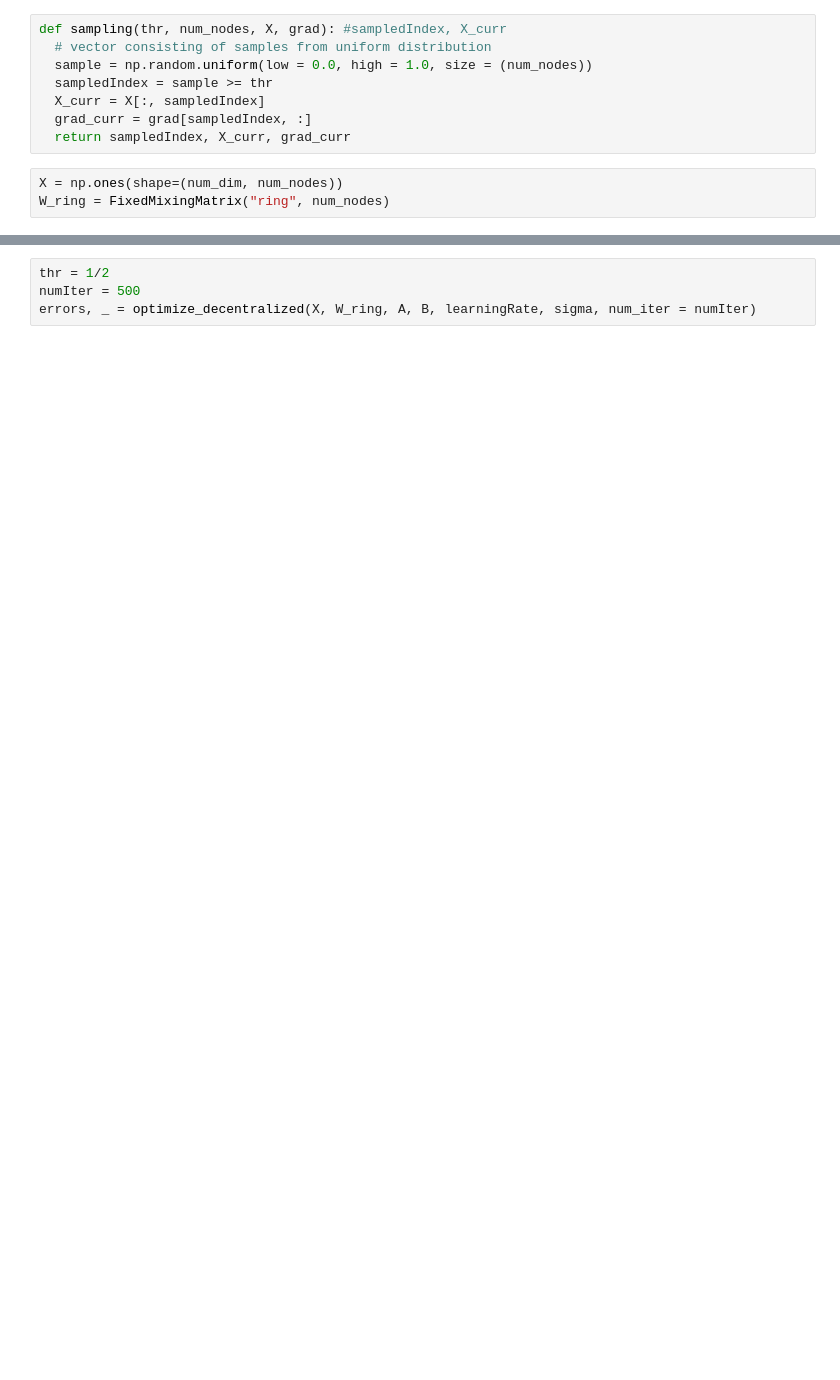
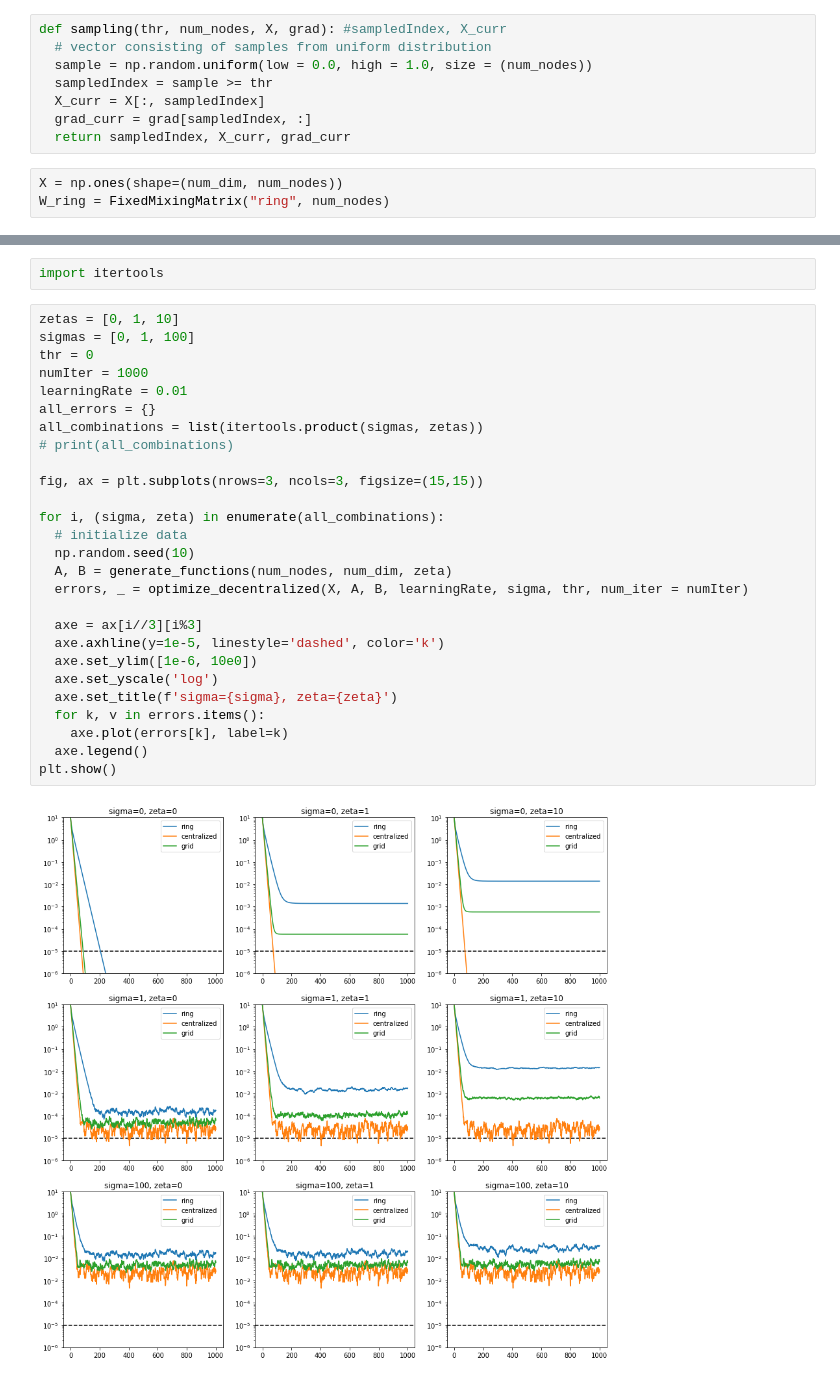
Before and after one commit to ZiweiLiu1314/Decentralized-Stochastic-Optimization-With-Client-Sampling, a Jupyter notebook: test_DGD/DGD-test-Jun5.ipynb, the cells around one changed output, grey strips where cells are left out. Drawn from its saved outputs; the diff is of its cells as text; blank space fills up the shorter version.

```diff
--- a/test_DGD/DGD-test-Jun5.ipynb
+++ b/test_DGD/DGD-test-Jun5.ipynb
@@ -77,5 +96,32 @@ def optimize_decentralized(X, topology, A, B, gamma, sigma, num_iter=numIter):
     return errors, X_iter
-# %%
-thr = 1/2
-numIter = 500
-errors, _ = optimize_decentralized(X, W_ring, A, B, learningRate, sigma, num_iter = numIter)
+# %%
+import itertools
+# %%
+zetas = [0, 1, 10]
+sigmas = [0, 1, 100]
+thr = 0
+numIter = 1000
+learningRate = 0.01
+all_errors = {}
+all_combinations = list(itertools.product(sigmas, zetas))
+# print(all_combinations)
+
+fig, ax = plt.subplots(nrows=3, ncols=3, figsize=(15,15))
+
+for i, (sigma, zeta) in enumerate(all_combinations):
+  # initialize data
+  np.random.seed(10)
+  A, B = generate_functions(num_nodes, num_dim, zeta)
+  errors, _ = optimize_decentralized(X, A, B, learningRate, sigma, thr, num_iter = numIter)
+
+  axe = ax[i//3][i%3]
+  axe.axhline(y=1e-5, linestyle='dashed', color='k')
+  axe.set_ylim([1e-6, 10e0])
+  axe.set_yscale('log')
+  axe.set_title(f'sigma={sigma}, zeta={zeta}')
+  for k, v in errors.items():
+    axe.plot(errors[k], label=k)
+  axe.legend()
+plt.show()
+# %% [output]
+[figure, added]
```
Also changed, not shown: parts of 17 cells of this notebook.
